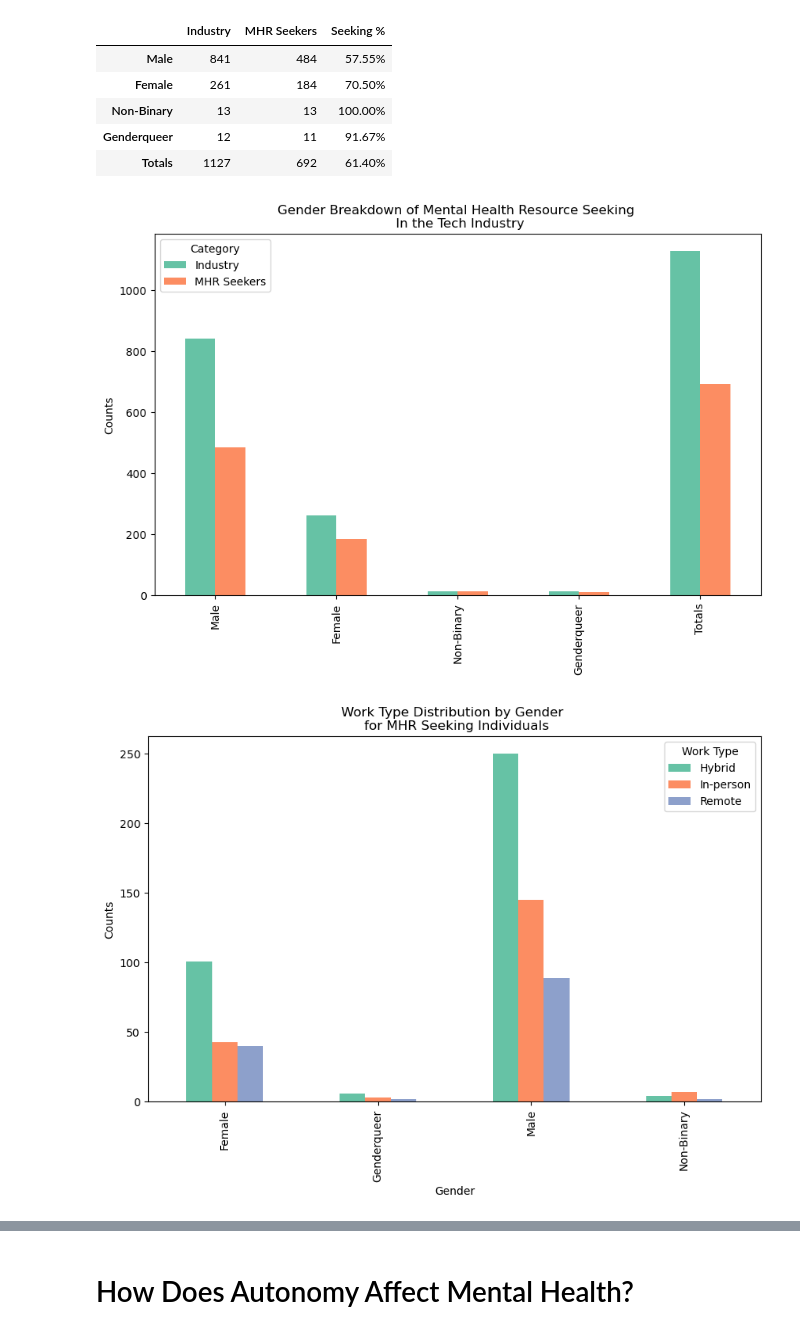
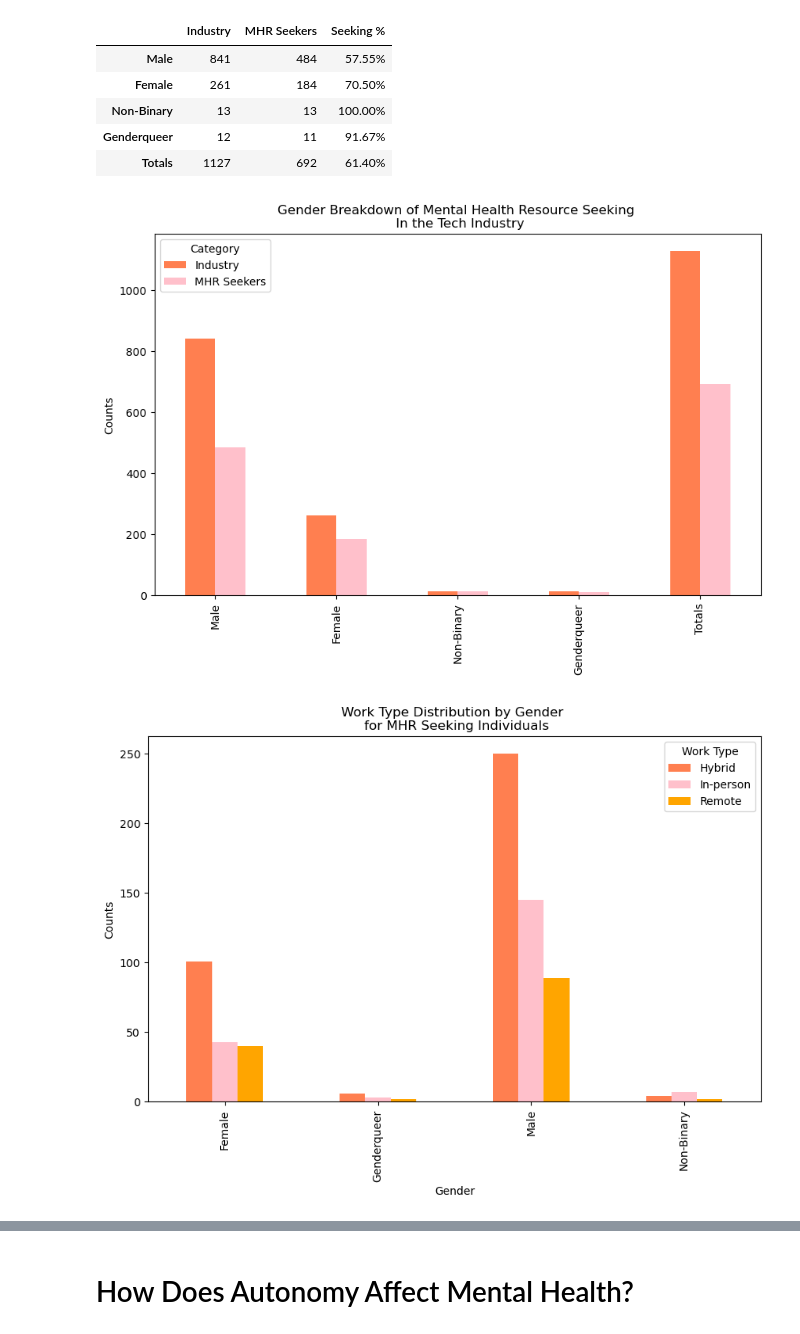
Before and after one commit to June-buggy/Project_01, a Jupyter notebook: Project_01.ipynb, the cells around one changed output, grey strips where cells are left out. Saved outputs shown, nothing was run; the diff lists cells and outputs as text; code cells hidden in the pictures.

```diff
--- a/Project_01.ipynb
+++ b/Project_01.ipynb
@@ -374,9 +373,10 @@ df_gender_mental
 gender_pyplot_pie = df_gender_remote["Gender"].value_counts()
 labels = gender_pyplot_pie.index
 sizes = gender_pyplot_pie.values
+colors = ['coral', 'pink', 'orange', 'violet', 'purple']
 
 # Create the pie chart without labels and percentages
-wedges, texts, autotexts = plt.pie(sizes, labels=None, autopct="",  pctdistance=0.85)
+wedges, texts, autotexts = plt.pie(sizes, labels=None, colors=colors, autopct="",  pctdistance=0.85)
 
 plt.title("Gender Breakdown\n In the Tech Industry", loc='center', y=1.0,  verticalalignment='center')
 plt.axis('equal')
@@ -450,21 +450,21 @@ combined_df
 # %%
 # Remove the Seeking % column for plotting
 plot_df = combined_df.drop(columns=["Seeking %"])
 
 # Create a bar chart
-ax = plot_df.plot(kind="bar", figsize=(10, 6))
+ax = plot_df.plot(kind="bar", figsize=(10, 6),color = colors)
 
 # Add labels and title
 plt.ylabel("Counts")
 plt.title("Gender Breakdown of Mental Health Resource Seeking \n In the Tech Industry")
 
 # Show the legend
 plt.legend(title="Category")
 
 # Display the chart
 plt.show()
 # %% [output]
-[figure, old version]
+[figure, new version]
 # %%
 
 # Assistance on this one came from https://stackoverflow.com/questions/39013425/multiple-stacked-bar-plot-with-pandas
@@ -476,7 +476,7 @@ work_type = df_gender_mental.copy()
 work_type_counts = work_type.groupby(["Gender", "Work_type"]).size().unstack()
 
 # Create a bar chart
-ax = work_type_counts.plot(kind="bar", figsize=(10, 6))
+ax = work_type_counts.plot(kind="bar", figsize=(10, 6), color = colors)
 
 # Add labels and title
 plt.ylabel("Counts")
@@ -488,4 +488,4 @@ plt.legend(title="Work Type")
 # Display the chart
 plt.show()
 # %% [output]
-[figure, old version]
+[figure, new version]
```
Also changed, not shown: parts of 9 cells of this notebook.
